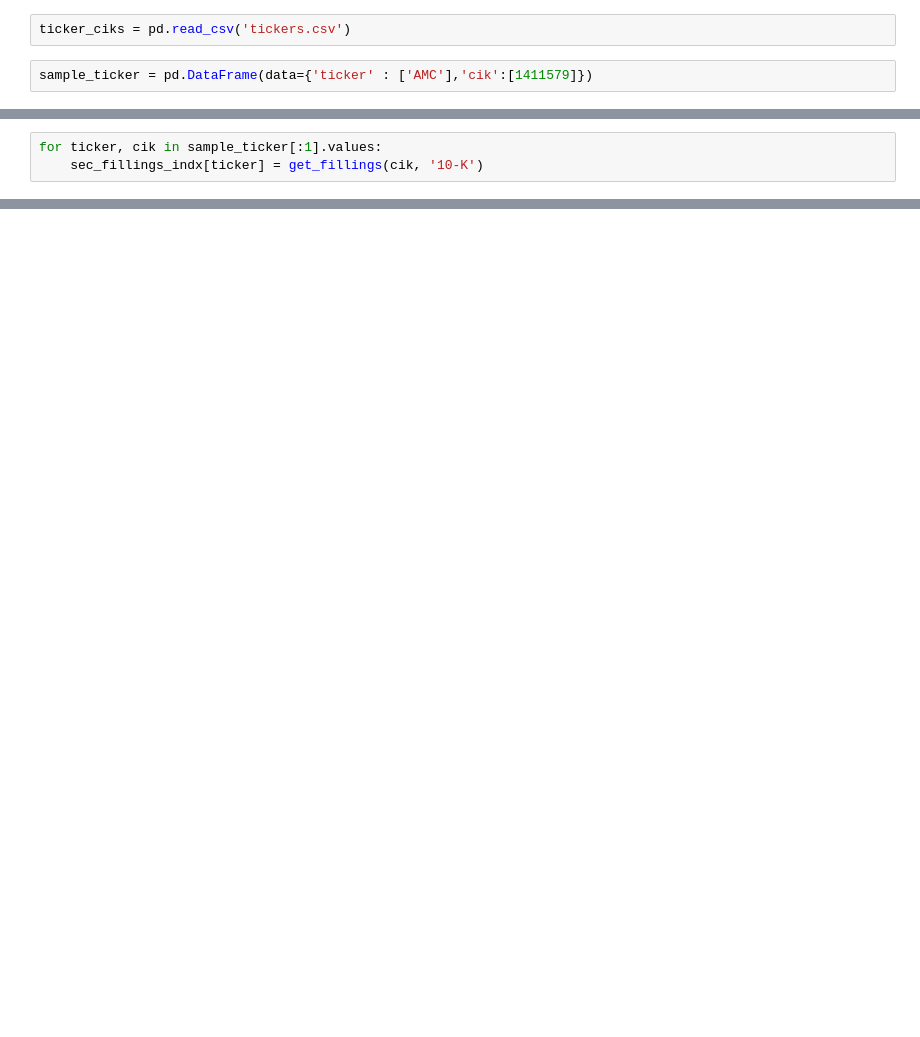
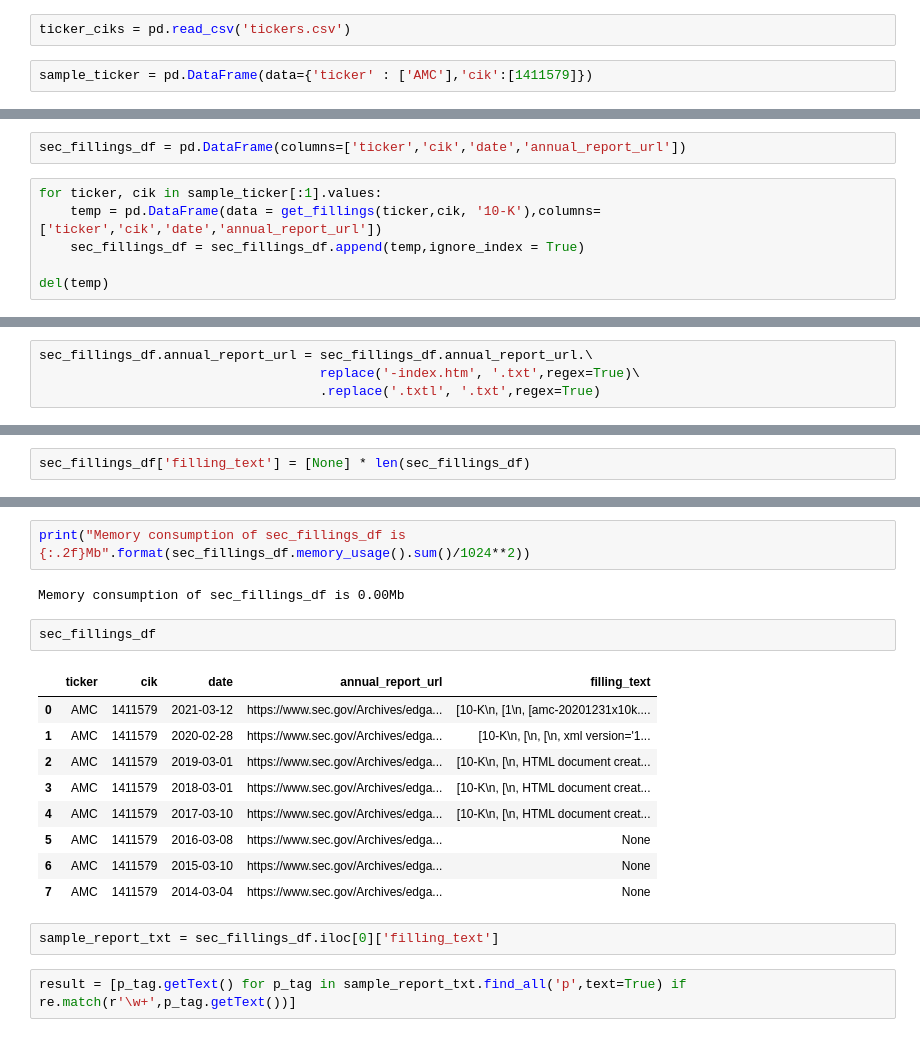
Before and after one commit to vaishalipp/Financial_Reports_NLP, a Jupyter notebook: notebooks/10k_Fillings_scrapper.ipynb, the cells around one changed output, grey strips where cells are left out. Saved outputs shown, nothing was run; the diff lists cells and outputs as text; blank space fills up the shorter version.

Commit message:
seperated all the text of the 10k documents after scrapping it from the Edgar site

```diff
--- a/notebooks/10k_Fillings_scrapper.ipynb
+++ b/notebooks/10k_Fillings_scrapper.ipynb
@@ -39,3 +37,8 @@ sec_fillings_indx = {}
+# %%
+sec_fillings_df = pd.DataFrame(columns=['ticker','cik','date','annual_report_url'])
 # %%
 for ticker, cik in sample_ticker[:1].values:
-    sec_fillings_indx[ticker] = get_fillings(cik, '10-K')
+    temp = pd.DataFrame(data = get_fillings(ticker,cik, '10-K'),columns=['ticker','cik','date','annual_report_url'])
+    sec_fillings_df = sec_fillings_df.append(temp,ignore_index = True)
+
+del(temp)
@@ -90,0 +45,4 @@ https://www.sec.gov//Archives/edgar/data/14272/000001427221000066/bmy-20201231.h
+# %%
+sec_fillings_df.annual_report_url = sec_fillings_df.annual_report_url.\
+                                    replace('-index.htm', '.txt',regex=True)\
+                                    .replace('.txtl', '.txt',regex=True)
@@ -90,0 +61,2 @@ https://www.sec.gov//Archives/edgar/data/14272/000001427221000066/bmy-20201231.h
+# %%
+sec_fillings_df['filling_text'] = [None] * len(sec_fillings_df)
@@ -90,0 +73,20 @@ https://www.sec.gov//Archives/edgar/data/14272/000001427221000066/bmy-20201231.h
+# %%
+print("Memory consumption of sec_fillings_df is {:.2f}Mb".format(sec_fillings_df.memory_usage().sum()/1024**2))
+# %% [output]
+Memory consumption of sec_fillings_df is 0.00Mb
+# %%
+sec_fillings_df
+# %% [output]
+|  | ticker | cik | date | annual_report_url | filling_text |
+| 0 | AMC | 1411579 | 2021-03-12 | https://www.sec.gov/Archives/edga... | [10-K\n, [1\n, [amc-20201231x10k.... |
+| 1 | AMC | 1411579 | 2020-02-28 | https://www.sec.gov/Archives/edga... | [10-K\n, [\n, [\n, xml version='1... |
+| 2 | AMC | 1411579 | 2019-03-01 | https://www.sec.gov/Archives/edga... | [10-K\n, [\n, HTML document creat... |
+| 3 | AMC | 1411579 | 2018-03-01 | https://www.sec.gov/Archives/edga... | [10-K\n, [\n, HTML document creat... |
+| 4 | AMC | 1411579 | 2017-03-10 | https://www.sec.gov/Archives/edga... | [10-K\n, [\n, HTML document creat... |
+| 5 | AMC | 1411579 | 2016-03-08 | https://www.sec.gov/Archives/edga... | None |
+| 6 | AMC | 1411579 | 2015-03-10 | https://www.sec.gov/Archives/edga... | None |
+| 7 | AMC | 1411579 | 2014-03-04 | https://www.sec.gov/Archives/edga... | None |
+# %%
+sample_report_txt = sec_fillings_df.iloc[0]['filling_text']
+# %%
+result = [p_tag.getText() for p_tag in sample_report_txt.find_all('p',text=True) if re.match(r'\w+',p_tag.getText())]
```
Also changed, not shown: parts of 12 cells of this notebook.
